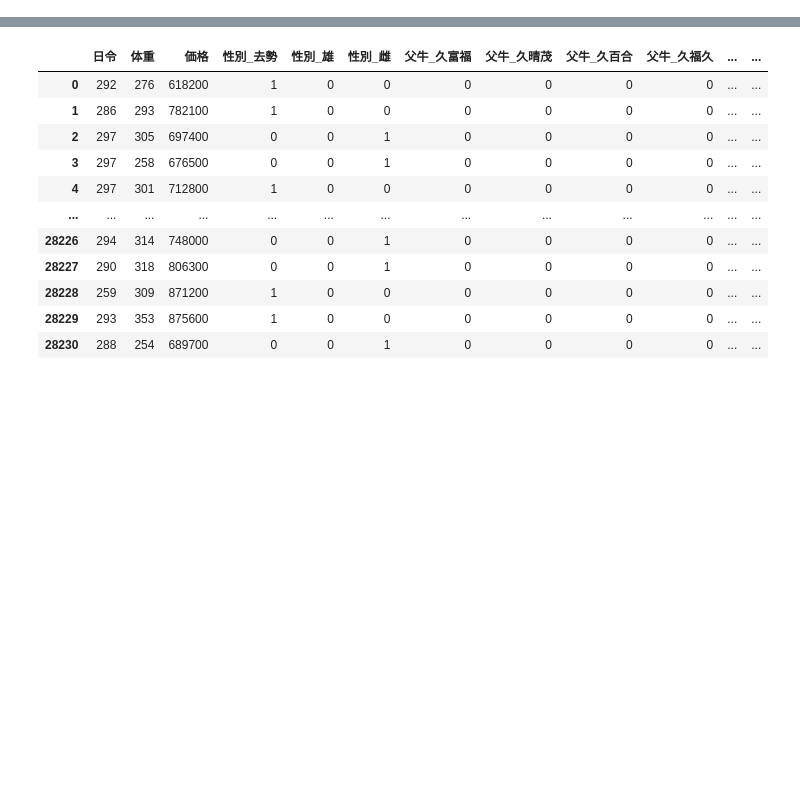
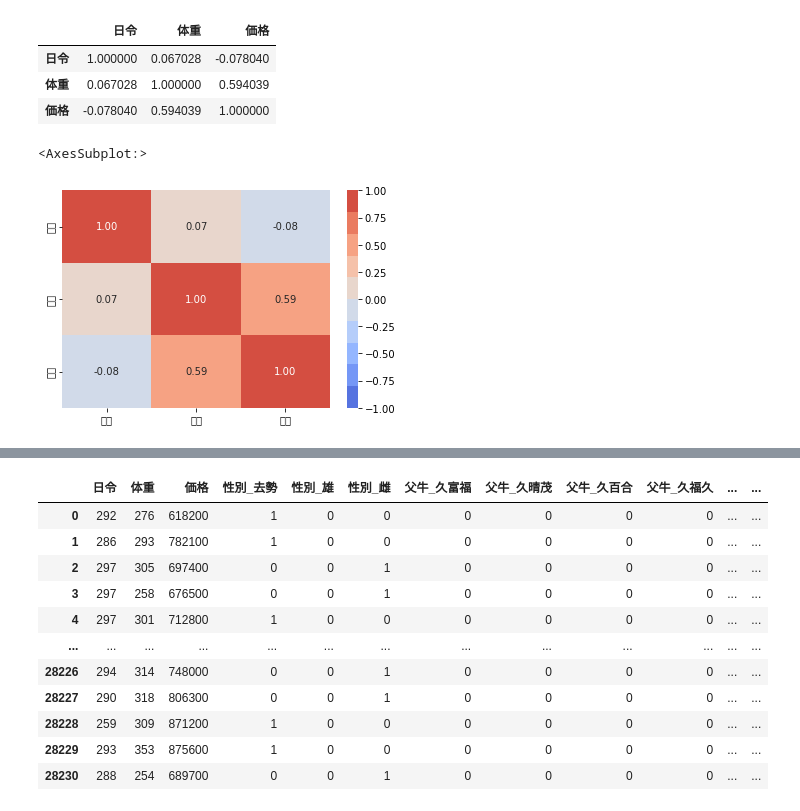
Before and after one commit to kantanakagawa/cow_data, a Jupyter notebook: data_totalling.ipynb, the cells around one changed output, grey strips where cells are left out. Saved outputs shown, nothing was run; the diff lists cells and outputs as text; code cells hidden in the pictures; blank space fills up the shorter version.

```diff
--- a/data_totalling.ipynb
+++ b/data_totalling.ipynb
@@ -31,0 +47,14 @@ memory usage: 1.7+ MB
+# %%
+df.corr()
+# %% [output]
+|  | 日令 | 体重 | 価格 |
+| 日令 | 1.000000 | 0.067028 | -0.078040 |
+| 体重 | 0.067028 | 1.000000 | 0.594039 |
+| 価格 | -0.078040 | 0.594039 | 1.000000 |
+# %%
+cor = df.corr()
+plt.figure()
+sns.heatmap(cor, cmap= sns.color_palette('coolwarm', 10), annot=True,fmt='.2f', vmin = -1, vmax = 1)
+# %% [output]
+<AxesSubplot:>
+[figure, added]
```
Also changed, not shown: parts of 19 cells of this notebook, 3 other files.
